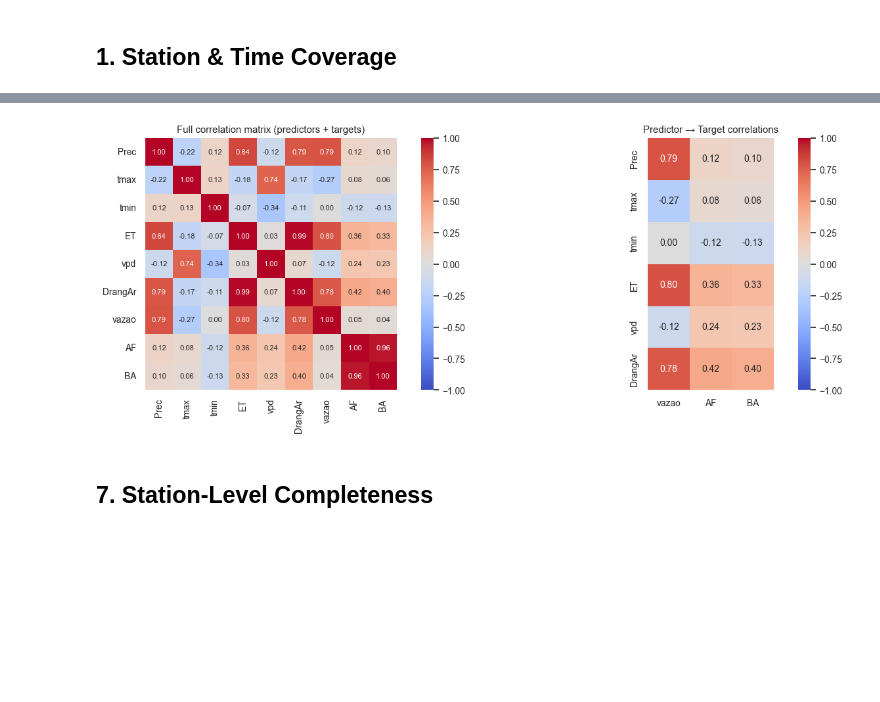
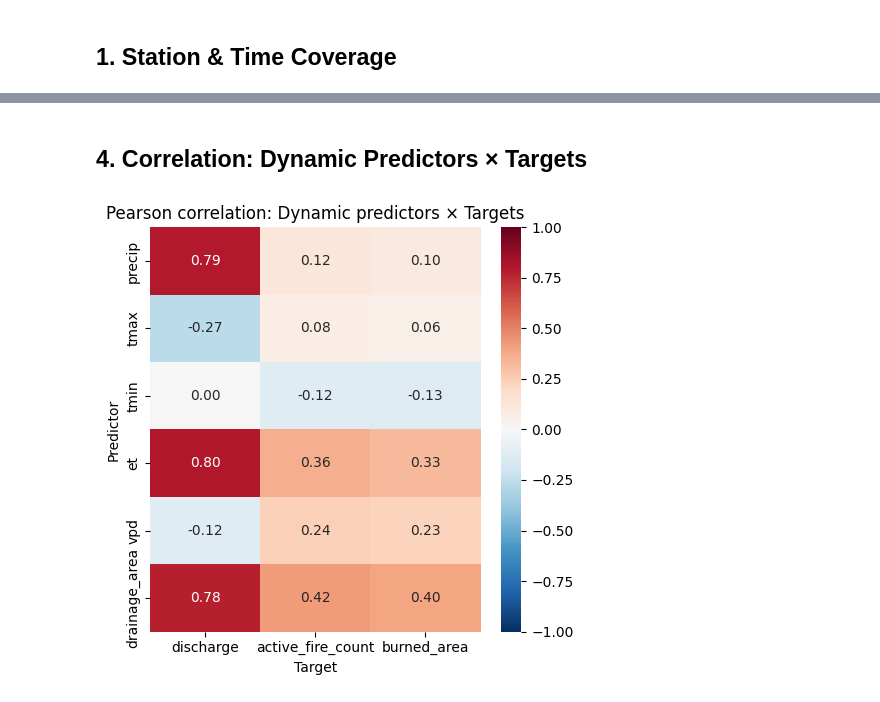
Before and after one commit to whrc/Multi-domain-time-series, a Jupyter notebook: domains/amazon_domain/00_eda.ipynb, the cells around one changed output, grey strips where cells are left out. Drawn from its saved outputs; the diff is of its cells as text; code cells hidden in the pictures; blank space fills up the shorter version.

```diff
--- a/domains/amazon_domain/00_eda.ipynb
+++ b/domains/amazon_domain/00_eda.ipynb
@@ -104,20 +70,2 @@ Station list 'x' column present — 98 unique IDs ✓
 # %% [markdown]
 ## 1. Station & Time Coverage
-# %%
-valid_stations = set(stations["x"].astype(str))
-df = df_raw[COLS_INTEREST].copy()
-
-n_before = df["EstacaoCod"].nunique()
-df       = df[df["EstacaoCod"].astype(str).isin(valid_stations)].copy()
-n_after  = df["EstacaoCod"].nunique()
-
-print(f"Stations in primary file  : {n_before}")
-print(f"IDs in station allowlist  : {len(valid_stations)}")
-print(f"Stations after filtering  : {n_after}")
-
-if n_before != n_after:
-    flags.append(f"FLAG: {n_before - n_after} stations in primary file excluded by allowlist.")
-
-print(f"\nYear range  : {int(df['year'].min())} – {int(df['year'].max())}")
-print(f"Month range : {int(df['month'].min())} – {int(df['month'].max())}")
-print(f"Total rows  : {len(df):,}")
@@ -261,20 +163,19 @@ plt.show()
+# %% [markdown]
+## 4. Correlation: Dynamic Predictors × Targets
 # %%
-corr = df[PREDICTORS + TARGETS].corr()
+corr = df[DYNAMIC + TARGETS].corr().loc[DYNAMIC, TARGETS]
 
-fig, axes = plt.subplots(1, 2, figsize=(14, 5))
-
-sns.heatmap(corr, ax=axes[0], cmap="coolwarm", center=0, vmin=-1, vmax=1,
-            annot=True, fmt=".2f", annot_kws={"size": 8}, square=True)
-axes[0].set_title("Full correlation matrix (predictors + targets)")
-
-pred_target = corr.loc[PREDICTORS, TARGETS]
-sns.heatmap(pred_target, ax=axes[1], cmap="coolwarm", center=0, vmin=-1, vmax=1,
-            annot=True, fmt=".2f", annot_kws={"size": 10}, square=True)
-axes[1].set_title("Predictor → Target correlations")
-
+fig, ax = plt.subplots(figsize=(5, 5))
+sns.heatmap(
+    corr,
+    cmap="RdBu_r", vmin=-1, vmax=1,
+    annot=True, fmt=".2f",
+    ax=ax,
+)
+ax.set_title("Pearson correlation: Dynamic predictors \u00d7 Targets")
+ax.set_xlabel("Target")
+ax.set_ylabel("Predictor")
 plt.tight_layout()
 plt.show()
 # %% [output]
-[figure, old version]
+[figure, new version]
-# %% [markdown]
-## 7. Station-Level Completeness
```
Also changed, not shown: parts of 25 cells of this notebook, 2 other files.
